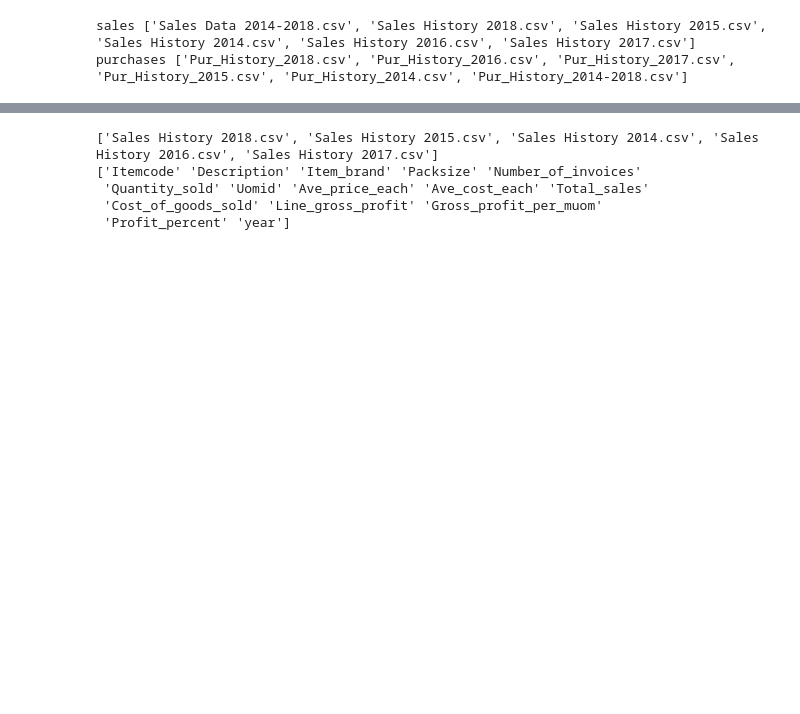
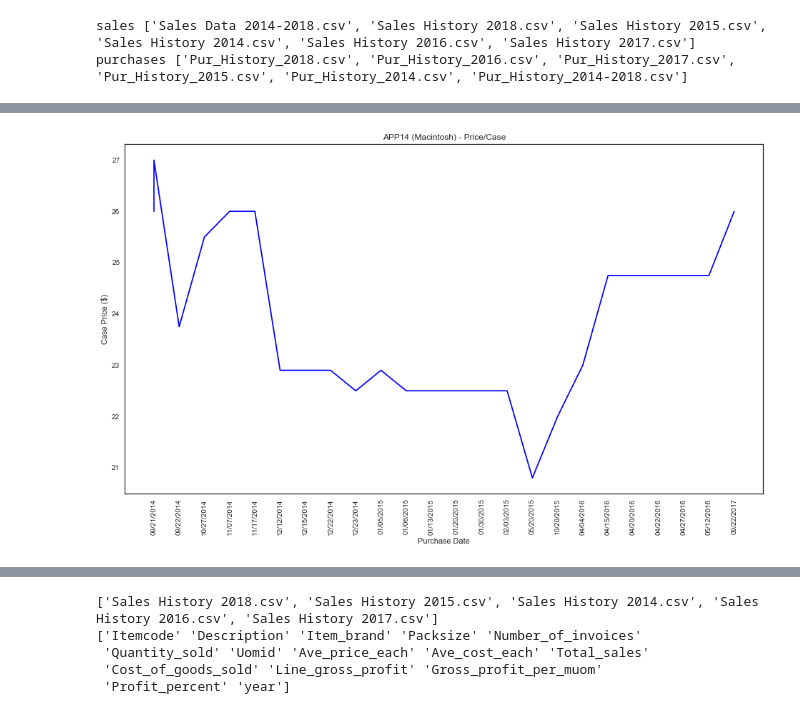
Before and after one commit to cbonoz/bostonfood18, a Jupyter notebook: RedTomato.ipynb, the cells around one changed output, grey strips where cells are left out. Drawn from its saved outputs; the diff is of its cells as text; code cells hidden in the pictures; blank space fills up the shorter version.

```diff
--- a/RedTomato.ipynb
+++ b/RedTomato.ipynb
@@ -197,14 +219,15 @@ app_14 = pdata[pdata['Itemcode'] == 'APP14']
 # %%
 plt.figure(figsize=(16,9))
 x = app_14['Receive Date']
-y = app_14['price']
+y = app_14['Price per Case ($)']
 plt.plot_date(x, y, 'b-')
 plt.xticks(rotation=90)
 plt.title('APP14 (Macintosh) - Price/Case')
 plt.xlabel('Purchase Date')
 plt.ylabel('Case Price ($)')
-plt
 plt.show()
+# %% [output]
+[figure, added]
 # %%
 # pdata.groupby(['Itemcode']).count().sort()
 
```
Also changed, not shown: parts of 23 cells of this notebook, 5 other files.
